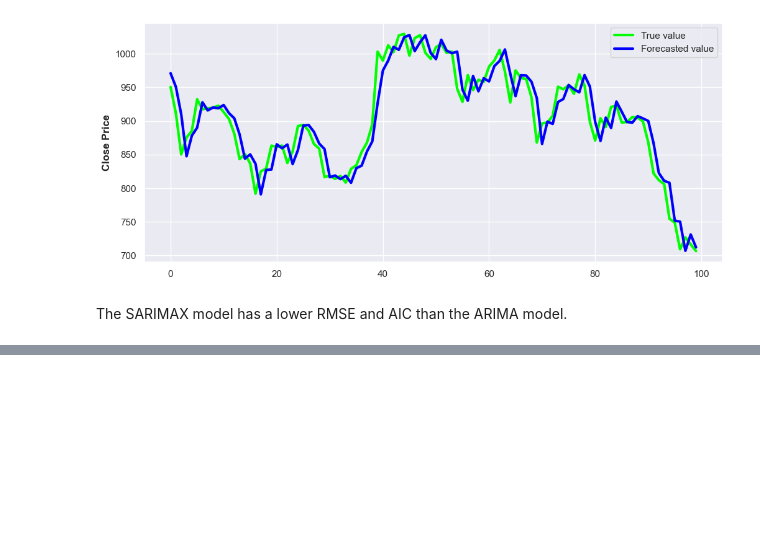
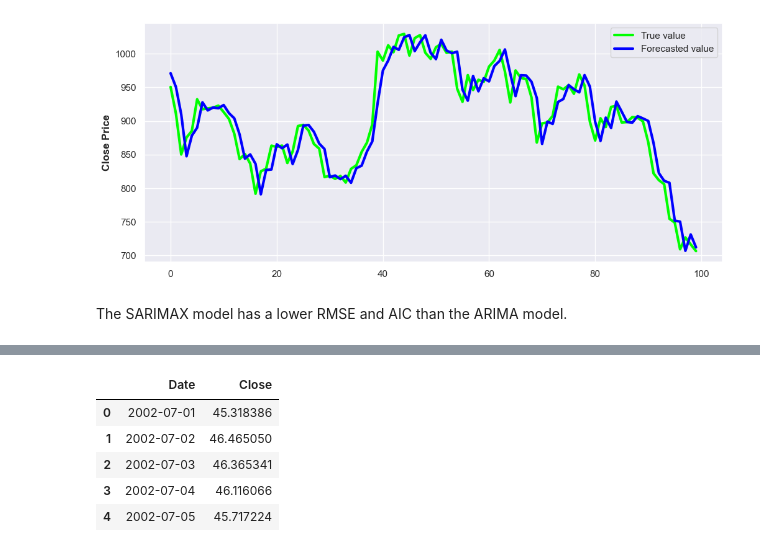
Before and after one commit to akashprak/StockPrice-TimeSeries, a Jupyter notebook: notebooks/Stock_price_forecast.ipynb, the cells around one changed output, grey strips where cells are left out. Saved outputs shown, nothing was run; the diff lists cells and outputs as text; code cells hidden in the pictures; blank space fills up the shorter version.

```diff
--- a/notebooks/Stock_price_forecast.ipynb
+++ b/notebooks/Stock_price_forecast.ipynb
@@ -425,0 +452,11 @@ The SARIMAX model has a lower RMSE and AIC than the ARIMA model.
+# %%
+# since prophet is a univariate model, we will use only the Close price
+df = df[["Date", "Close"]]
+df.head()
+# %% [output]
+|  | Date | Close |
+| 0 | 2002-07-01 | 45.318386 |
+| 1 | 2002-07-02 | 46.465050 |
+| 2 | 2002-07-03 | 46.365341 |
+| 3 | 2002-07-04 | 46.116066 |
+| 4 | 2002-07-05 | 45.717224 |
```
Also changed, not shown: parts of 11 cells of this notebook.
